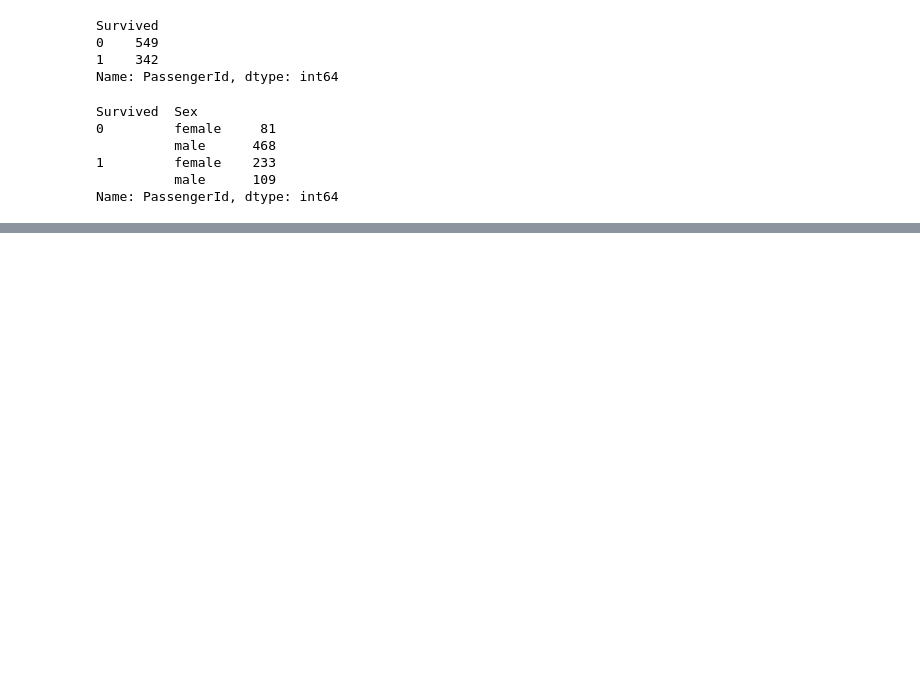
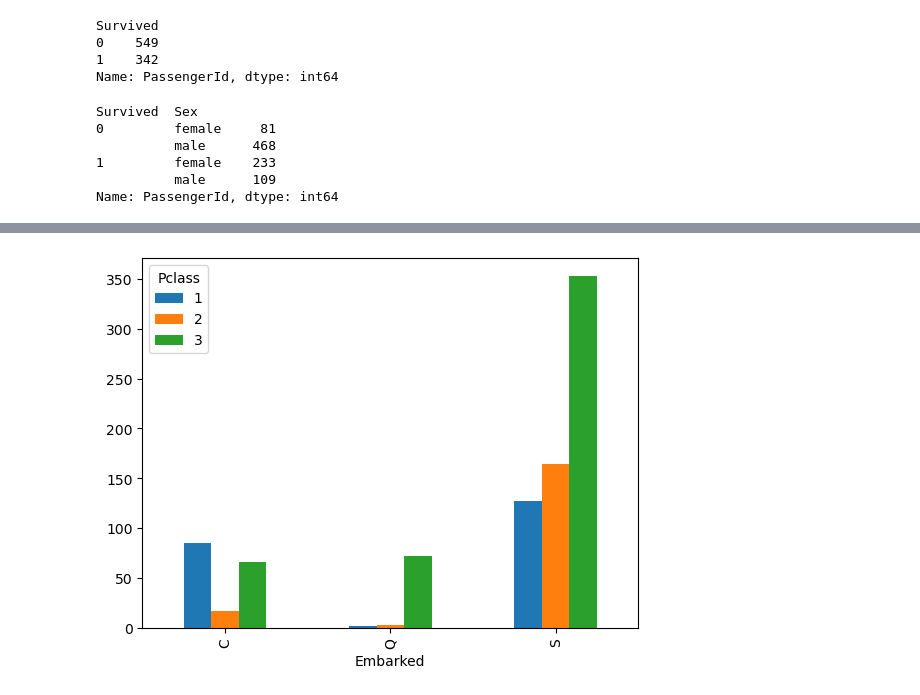
Before and after one commit to JeanGC970520/titanic, a Jupyter notebook: main.ipynb, the cells around one changed output, grey strips where cells are left out. Drawn from its saved outputs; the diff is of its cells as text; code cells hidden in the pictures; blank space fills up the shorter version.

```diff
--- a/main.ipynb
+++ b/main.ipynb
@@ -100,0 +114,6 @@ Name: PassengerId, dtype: int64
+# %%
+# Embarked vs pclass
+train_df.groupby(['Pclass', 'Embarked']).count()['PassengerId'].unstack(level=0).plot.bar()
+plt.show()
+# %% [output]
+[figure, added]
```
Also changed, not shown: parts of 3 cells of this notebook.
